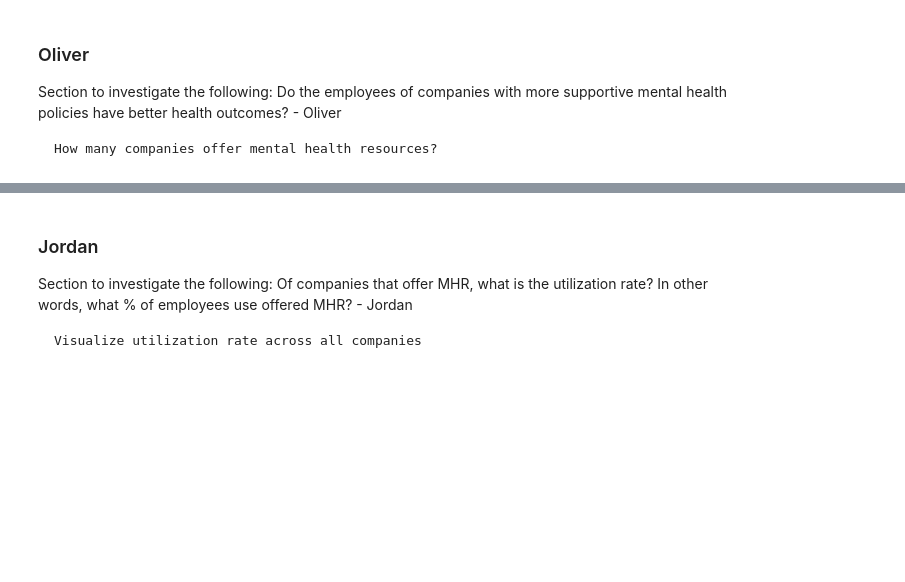
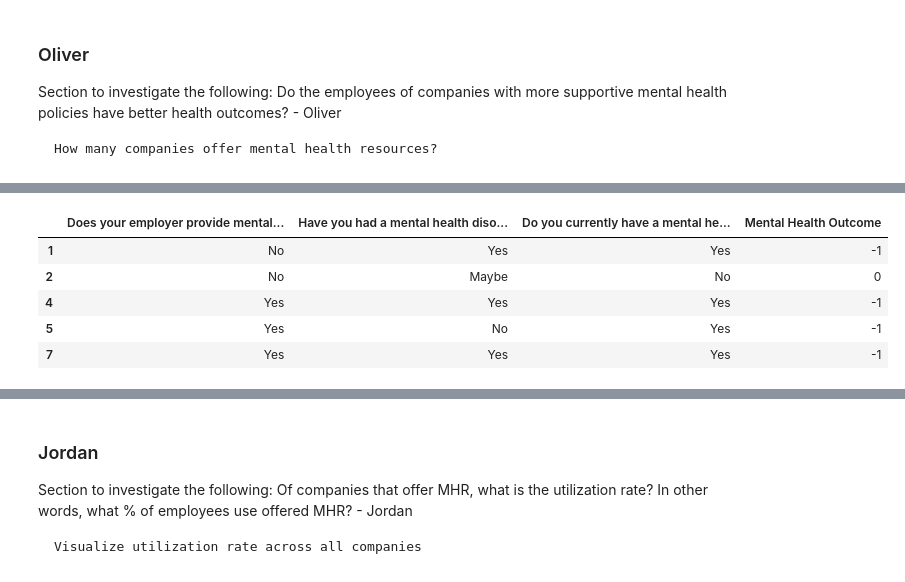
Before and after one commit to June-buggy/Project_01, a Jupyter notebook: Project_01.ipynb, the cells around one changed output, grey strips where cells are left out. Drawn from its saved outputs; the diff is of its cells as text; code cells hidden in the pictures; blank space fills up the shorter version.

```diff
--- a/Project_01.ipynb
+++ b/Project_01.ipynb
@@ -1160,3 +1164,11 @@ Section to investigate the following:
 Do the employees of companies with more supportive mental health policies have better health outcomes? - Oliver
 
     How many companies offer mental health resources?
+# %%
+# Cleaning
+#read csv into df to clean
+#filepath = Path("mental-heath-in-tech-2016_20161114.csv")
+
+#original_csv_df = pd.read_csv(filepath, sep=',', index_col='Index')
+original_csv_df = df_generic.copy()
+original_csv_df.head(5)
@@ -1162,0 +1183,9 @@ Do the employees of companies with more supportive mental health policies have b
+# %%
+#remove all cols except Index, Does employer provide MH benefits?, Have you had a MH disorder in the past?, Do you currently have a MH disorder?
+kept_columns = ['Does your employer provide mental health benefits as part of healthcare coverage?',
+                'Have you had a mental health disorder in the past?',
+                'Do you currently have a mental health disorder?']
+
+#create new df with remaining cols
+cleaned_df_q3a = original_csv_df[kept_columns]
+cleaned_df_q3a.head()
@@ -1162,0 +1213,23 @@ Do the employees of companies with more supportive mental health policies have b
+# %%
+#create new col for mental health outcomes
+#approach for establishing mental health outcome: -1 = negative, 0 = no change/uncertain, 1 = positive
+#there are many limitations to our dataset, this approach seems to be the most reasonable given available data
+#using -1, 0, +1 allows us to roughly quantify the difference between Past/ Present mental health states, which would indicate change over time (improvement/worsening)
+#we are assuming that everyone who has a mental health disorder seeks resources/ help for it. In real life, this is often not the case
+#the dimensionality of the responses has been greatly reduced- "yes/no/maybe" does not accurately reflect the broad spectrum of severity of mental health disorders
+#one way to improve the dataset would be to have respondents specifiy how long ago their past mental health problem began/occured, and when the current one began/ was diagnosed
+
+cleaned_df_q3a["Mental Health Outcome"] = cleaned_df_q3a.apply(
+    lambda row: 0 if row["Have you had a mental health disorder in the past?"] == row["Do you currently have a mental health disorder?"] == "Maybe"
+    else -1 if row["Have you had a mental health disorder in the past?"] == row["Do you currently have a mental health disorder?"] == "Yes"
+    else -1 if row["Have you had a mental health disorder in the past?"] == "No" and row["Do you currently have a mental health disorder?"] == "Yes"
+    else 1 if row["Have you had a mental health disorder in the past?"] == "Yes" and row["Do you currently have a mental health disorder?"] == "No"
+    else 0, axis=1)
+cleaned_df_q3a.head()
+# %% [output]
+|  | Does your employer provide mental... | Have you had a mental health diso... | Do you currently have a mental he... | Mental Health Outcome |
+| 1 | No | Yes | Yes | -1 |
+| 2 | No | Maybe | No | 0 |
+| 4 | Yes | Yes | Yes | -1 |
+| 5 | Yes | No | Yes | -1 |
+| 7 | Yes | Yes | Yes | -1 |
```
Also changed, not shown: parts of 13 cells of this notebook.
